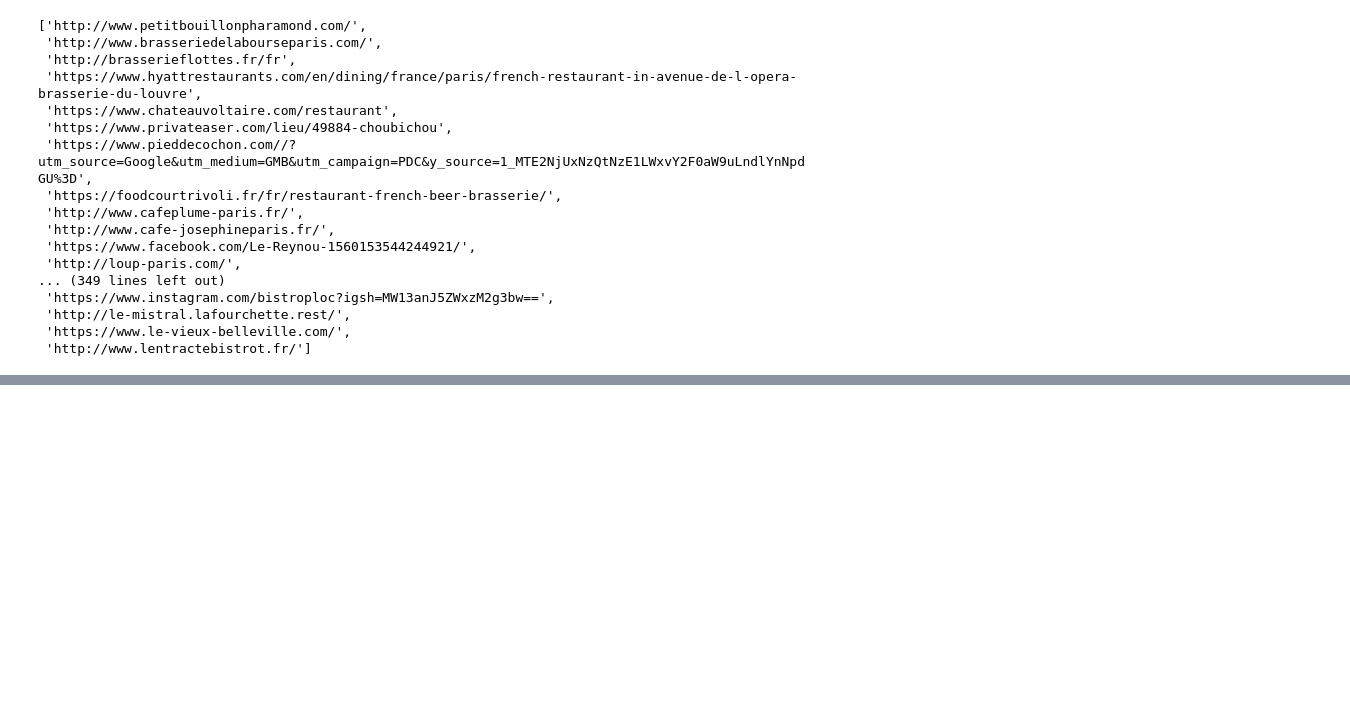
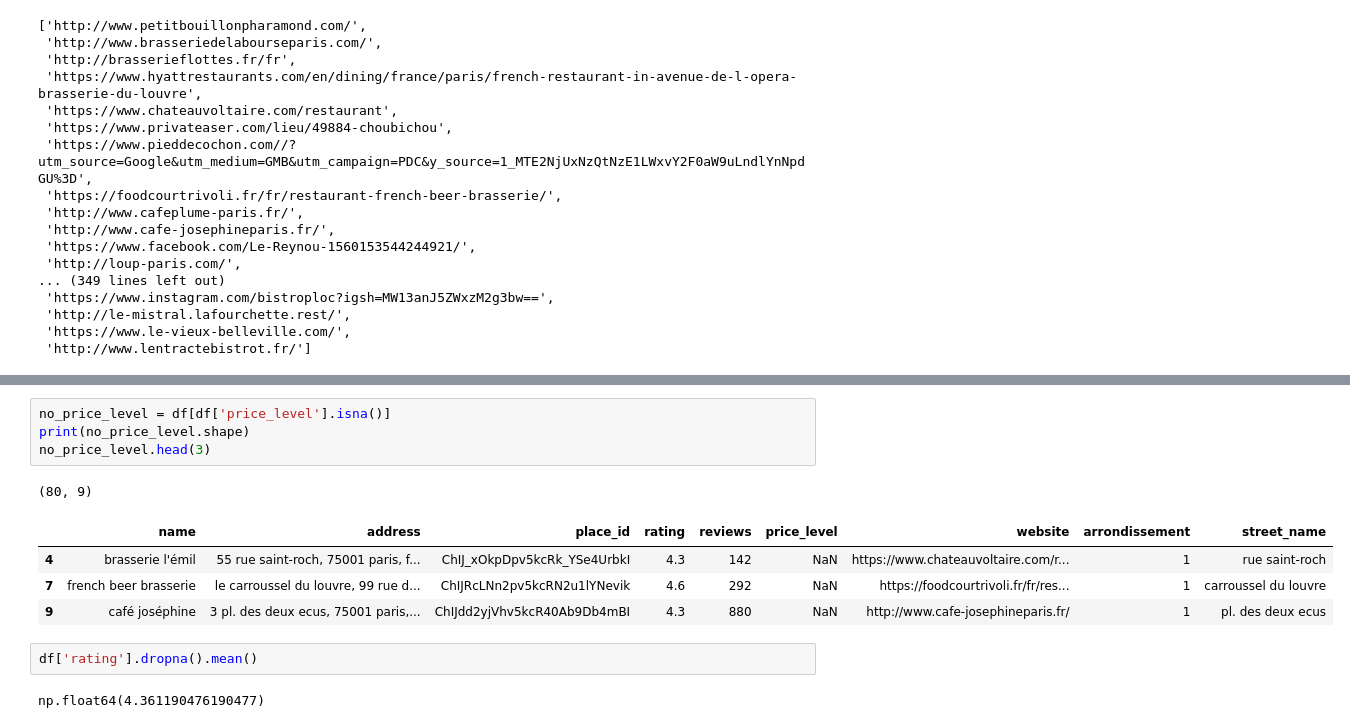
Before and after one commit to u03n0/paris-cafes, a Jupyter notebook: notebooks/initial_eda.ipynb, the cells around one changed output, grey strips where cells are left out. Cells and saved outputs as stored; diff of their text form; blank space fills up the shorter version.

```diff
--- a/notebooks/initial_eda.ipynb
+++ b/notebooks/initial_eda.ipynb
@@ -138 +151,15 @@ df['website'].dropna().to_list()
+# %%
+no_price_level = df[df['price_level'].isna()]
+print(no_price_level.shape)
+no_price_level.head(3)
+# %% [output]
+(80, 9)
+|  | name | address | place_id | rating | reviews | price_level | website | arrondissement | street_name |
+| 4 | brasserie l'émil | 55 rue saint-roch, 75001 paris, f... | ChIJ_xOkpDpv5kcRk_YSe4UrbkI | 4.3 | 142 | NaN | https://www.chateauvoltaire.com/r... | 1 | rue saint-roch |
+| 7 | french beer brasserie | le carroussel du louvre, 99 rue d... | ChIJRcLNn2pv5kcRN2u1lYNevik | 4.6 | 292 | NaN | https://foodcourtrivoli.fr/fr/res... | 1 | carroussel du louvre |
+| 9 | café joséphine | 3 pl. des deux ecus, 75001 paris,... | ChIJdd2yjVhv5kcR40Ab9Db4mBI | 4.3 | 880 | NaN | http://www.cafe-josephineparis.fr/ | 1 | pl. des deux ecus |
+# %%
+df['rating'].dropna().mean()
+# %% [output]
+np.float64(4.361190476190477)
 # %%
```
Also changed, not shown: parts of 7 cells of this notebook, 8 other files.
